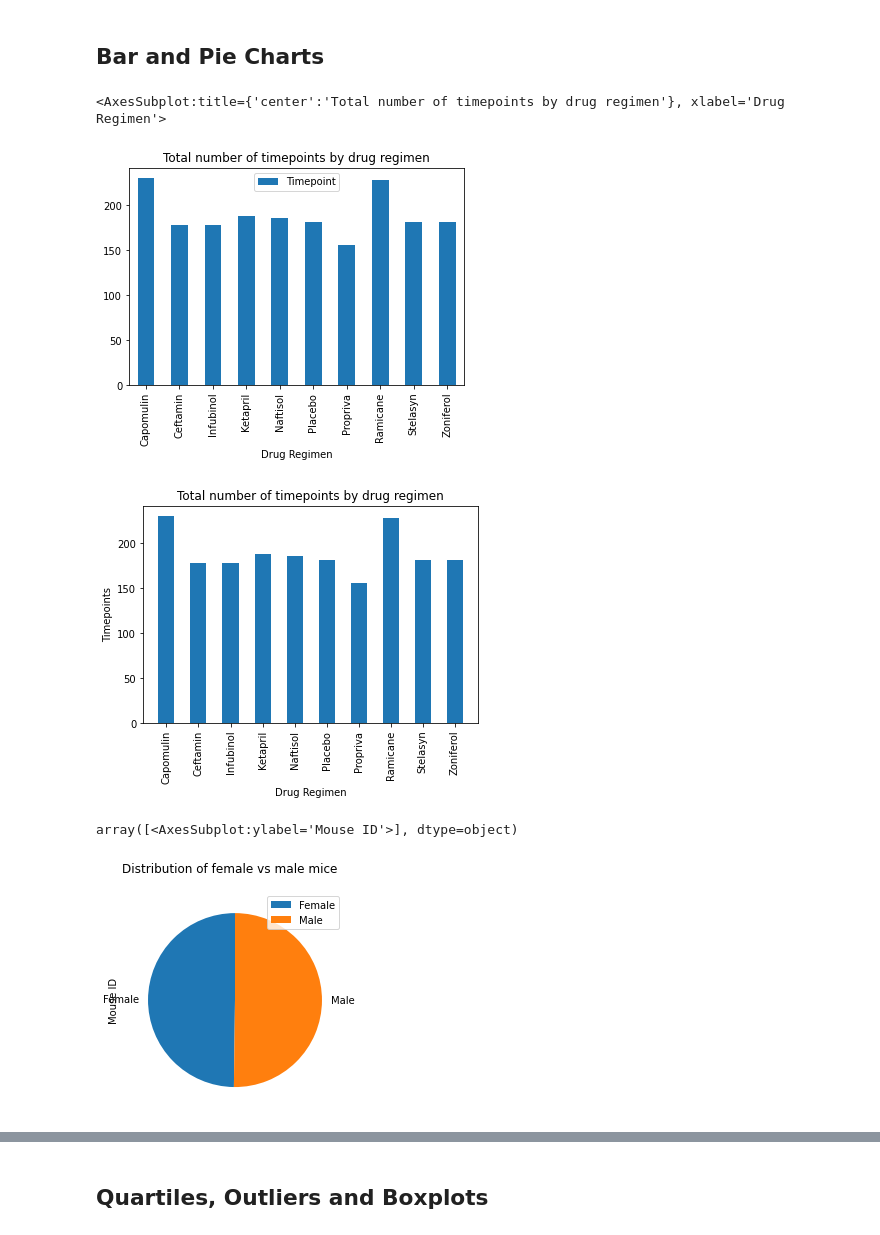
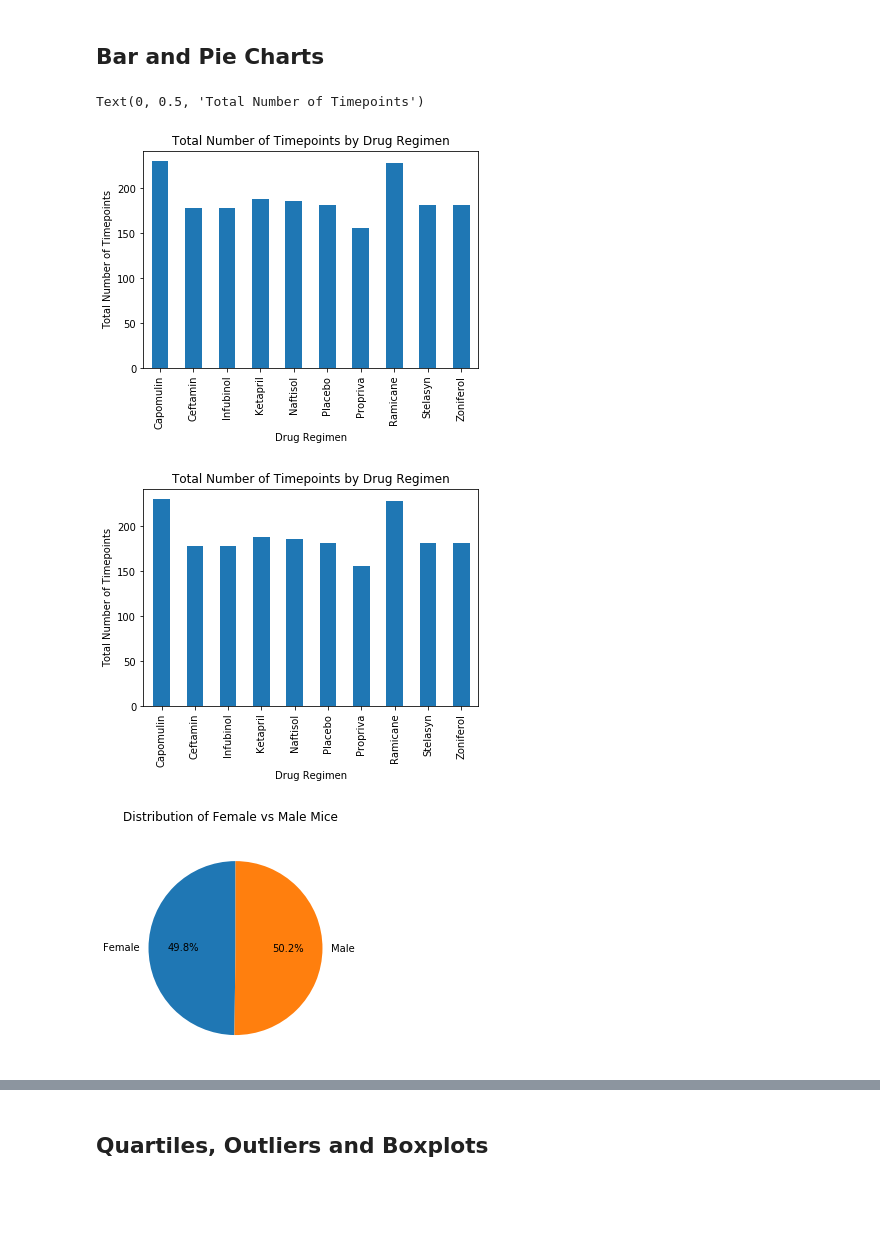
Before and after one commit to MFord80/matplotlib-challenge, a Jupyter notebook: Pymaceuticals_Report.ipynb, the cells around one changed output, grey strips where cells are left out. Cells and saved outputs as stored; diff of their text form; code cells hidden in the pictures; blank space fills up the shorter version.

```diff
--- a/Pymaceuticals_Report.ipynb
+++ b/Pymaceuticals_Report.ipynb
@@ -161,14 +160,12 @@ Summary statistics of the tumour volume (mm3) for each Drug Regimen:
 # %%
 # Generate a bar plot showing the total number of timepoints for all mice tested for each drug regimen using Pandas.
 timepoints_df = clean_data[["Drug Regimen","Timepoint"]].groupby("Drug Regimen").count()
 
-timepoints_df.plot(kind="bar", title= "Total number of timepoints by drug regimen")
-
-# add: , ylabel= "Timepoints"
-# Legend has defaulted to "Timepoint"
+ax = timepoints_df.plot(kind="bar", legend= False, title= "Total Number of Timepoints by Drug Regimen")
+ax.set_ylabel("Total Number of Timepoints")
 # %% [output]
-<AxesSubplot:title={'center':'Total number of timepoints by drug regimen'}, xlabel='Drug Regimen'>
+Text(0, 0.5, 'Total Number of Timepoints')
-[figure, old version]
+[figure, new version]
 # %%
 # Generate a bar plot showing the total number of timepoints for all mice tested for each drug regimen using pyplot.
 x = timepoints_df.index
@@ -176,27 +173,29 @@ y = timepoints_df.iloc[:, 0]
 
 plt.xticks(rotation=90)
 
-plt.title("Total number of timepoints by drug regimen")
+plt.title("Total Number of Timepoints by Drug Regimen")
 plt.xlabel("Drug Regimen")
-plt.ylabel("Timepoints")
-
+plt.ylabel("Total Number of Timepoints")
+plt.xlim(-.55,9.5)
 plt.bar(x, y, width= .5)
 plt.show()
 # %% [output]
-[figure, old version]
+[figure, new version]
 # %%
 # Generate a pie plot showing the distribution of female versus male mice using Pandas
 
 mice_gender_df = mouse_metadata[["Sex","Mouse ID"]].groupby("Sex").count()
-mice_gender_df
+mice_gender_df = mice_gender_df.rename(columns={"Mouse ID": ""})
 
-mice_gender_df.plot(kind="pie", subplots=True, title= "Distribution of female vs male mice", startangle=90)
+ax = mice_gender_df.plot(kind="pie", subplots=True, autopct="%1.1f%%", legend= False,
+    title= "Distribution of Female vs Male Mice", startangle=90)
+
+
 
 ## !!! Need to fix the ylabel issue.
 # # ! Need to place percentages.
 # %% [output]
-array([<AxesSubplot:ylabel='Mouse ID'>], dtype=object)
-[figure, old version]
+[figure, new version]
 # %%
 # Generate a pie plot showing the distribution of female versus male mice using pyplot
 
```
Also changed, not shown: parts of 11 cells of this notebook.
